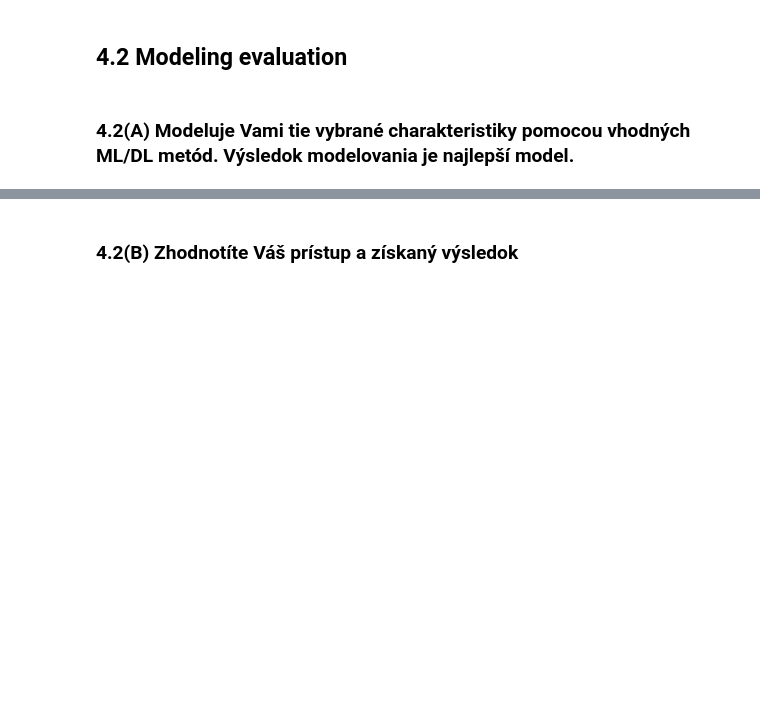
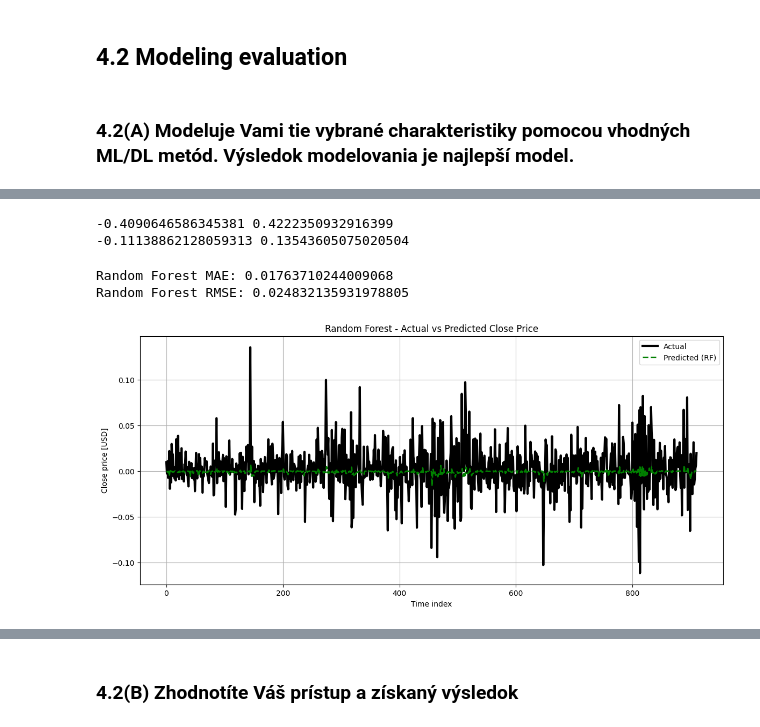
Before and after one commit to nikolasknapik/IAU_project, a Jupyter notebook: QUEST/quest.ipynb, the cells around one changed output, grey strips where cells are left out. Drawn from its saved outputs; the diff is of its cells as text; code cells hidden in the pictures; blank space fills up the shorter version.

```diff
--- a/QUEST/quest.ipynb
+++ b/QUEST/quest.ipynb
@@ -239,0 +364,50 @@ Boosting modely patria medzi najúčinnejšie metódy pre tieto dáta. vedia sa
+# %%
+# Tréning Random Forest Regressora
+from sklearn.ensemble import RandomForestRegressor
+
+rf_model = RandomForestRegressor(
+    n_estimators=200,
+    max_depth=10,
+    min_samples_split=5,
+    min_samples_leaf=2,
+    random_state=42,
+    n_jobs=-1
+)
+
+# Trening modelu
+rf_model.fit(X_train, y_train)
+
+# Predikcia na testovacej množine
+y_pred_rf = rf_model.predict(X_test)
+
+print(y_train.min(), y_train.max())
+print(y_test.min(), y_test.max())
+# %% [output]
+-0.4090646586345381 0.4222350932916399
+-0.11138862128059313 0.13543605075020504
+# %%
+from sklearn.metrics import mean_absolute_error, mean_squared_error
+import numpy as np
+
+mae_rf = mean_absolute_error(y_test, y_pred_rf)
+rmse_rf = np.sqrt(mean_squared_error(y_test, y_pred_rf))
+
+print("Random Forest MAE:", mae_rf)
+print("Random Forest RMSE:", rmse_rf)
+# %% [output]
+Random Forest MAE: 0.01763710244009068
+Random Forest RMSE: 0.024832135931978805
+# %%
+plt.figure(figsize=(14,6))
+
+plt.plot(y_test.values, label="Actual", linewidth=3, color="black")
+plt.plot(y_pred_rf, label="Predicted (RF)", linestyle="--", linewidth=2, color="green")
+
+plt.title("Random Forest - Actual vs Predicted Close Price")
+plt.xlabel("Time index")
+plt.ylabel("Close price [USD]")
+plt.legend()
+plt.grid(True)
+plt.show()
+# %% [output]
+[figure, added]
```
Also changed, not shown: parts of 23 cells of this notebook, 8 other files.
